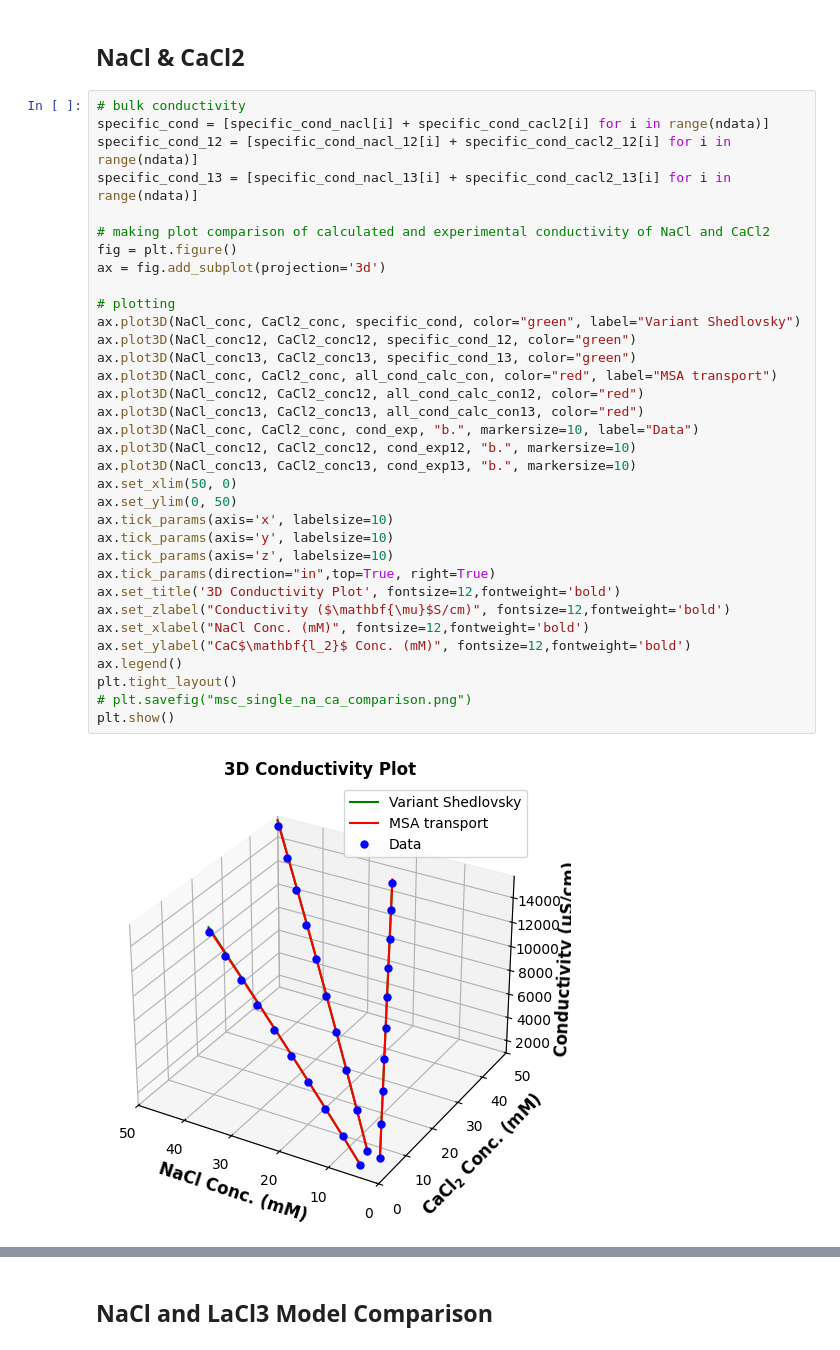
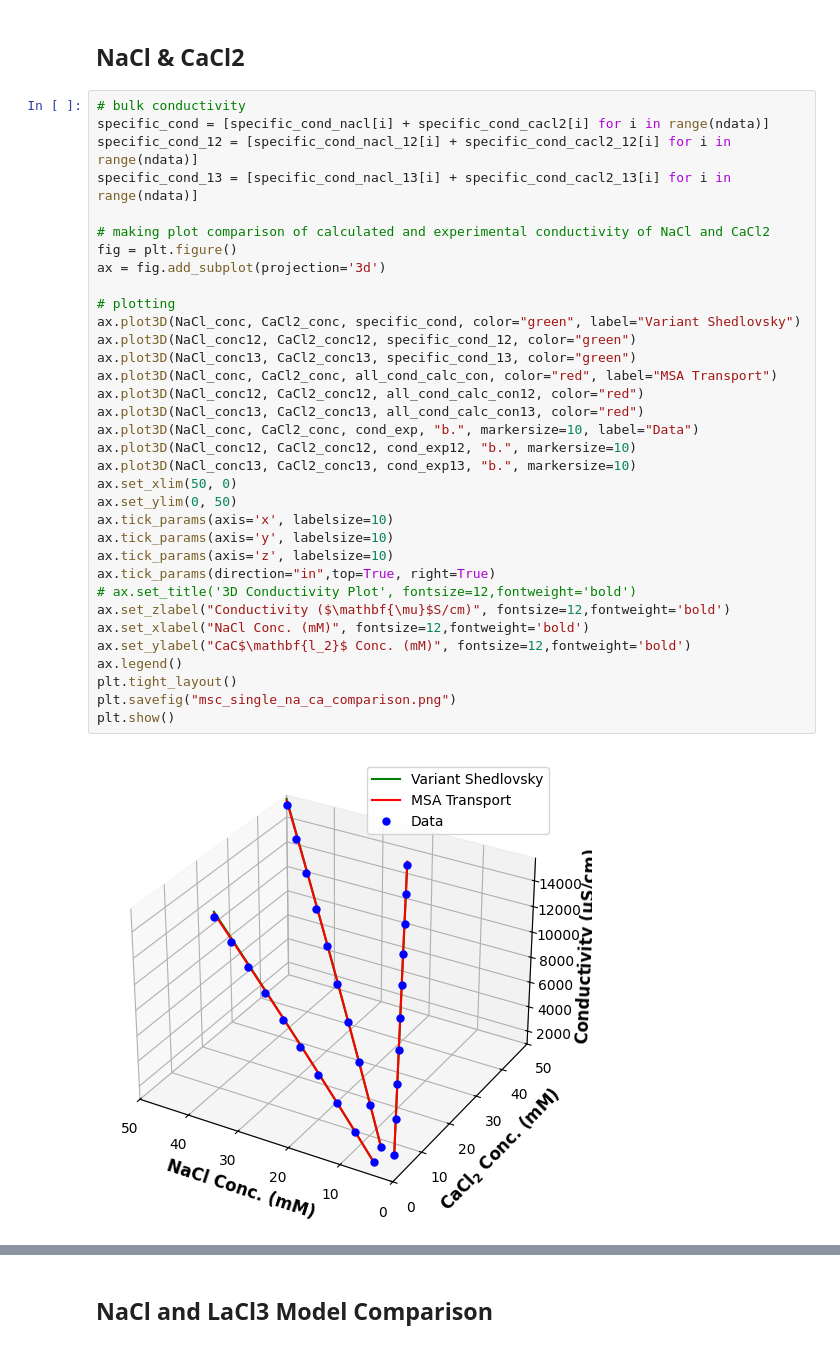
Before and after one commit to dowlinglab/salts-conductivity-modelling, a Jupyter notebook: Multicomponents-conductivity-theory-clean.ipynb, the cells around one changed output, grey strips where cells are left out. Cells and saved outputs as stored; diff of their text form.

Commit message:
Saved figures for candidacy

```diff
--- a/Multicomponents-conductivity-theory-clean.ipynb
+++ b/Multicomponents-conductivity-theory-clean.ipynb
@@ -1010,37 +1010,37 @@ specific_cond_cacl2_13 = eq.specific_cond_model(conc_cacl2_13, temp_NaCl_CaCl2,
 specific_cond = [specific_cond_nacl[i] + specific_cond_cacl2[i] for i in range(ndata)]
 specific_cond_12 = [specific_cond_nacl_12[i] + specific_cond_cacl2_12[i] for i in range(ndata)]
 specific_cond_13 = [specific_cond_nacl_13[i] + specific_cond_cacl2_13[i] for i in range(ndata)]
 
 # making plot comparison of calculated and experimental conductivity of NaCl and CaCl2
 fig = plt.figure()
 ax = fig.add_subplot(projection='3d')
 
 # plotting
 ax.plot3D(NaCl_conc, CaCl2_conc, specific_cond, color="green", label="Variant Shedlovsky")
 ax.plot3D(NaCl_conc12, CaCl2_conc12, specific_cond_12, color="green")
 ax.plot3D(NaCl_conc13, CaCl2_conc13, specific_cond_13, color="green")
-ax.plot3D(NaCl_conc, CaCl2_conc, all_cond_calc_con, color="red", label="MSA transport")
+ax.plot3D(NaCl_conc, CaCl2_conc, all_cond_calc_con, color="red", label="MSA Transport")
 ax.plot3D(NaCl_conc12, CaCl2_conc12, all_cond_calc_con12, color="red")
 ax.plot3D(NaCl_conc13, CaCl2_conc13, all_cond_calc_con13, color="red")
 ax.plot3D(NaCl_conc, CaCl2_conc, cond_exp, "b.", markersize=10, label="Data")
 ax.plot3D(NaCl_conc12, CaCl2_conc12, cond_exp12, "b.", markersize=10)
 ax.plot3D(NaCl_conc13, CaCl2_conc13, cond_exp13, "b.", markersize=10)
 ax.set_xlim(50, 0)
 ax.set_ylim(0, 50)
 ax.tick_params(axis='x', labelsize=10)
 ax.tick_params(axis='y', labelsize=10)
 ax.tick_params(axis='z', labelsize=10)
 ax.tick_params(direction="in",top=True, right=True)
-ax.set_title('3D Conductivity Plot', fontsize=12,fontweight='bold')
+# ax.set_title('3D Conductivity Plot', fontsize=12,fontweight='bold')
 ax.set_zlabel("Conductivity ($\mathbf{\mu}$S/cm)", fontsize=12,fontweight='bold')
 ax.set_xlabel("NaCl Conc. (mM)", fontsize=12,fontweight='bold')
 ax.set_ylabel("CaC$\mathbf{l_2}$ Conc. (mM)", fontsize=12,fontweight='bold')
 ax.legend()
 plt.tight_layout()
-# plt.savefig("msc_single_na_ca_comparison.png")
+plt.savefig("msc_single_na_ca_comparison.png")
 plt.show()
 # %% [output]
-[figure, old version]
+[figure, new version]
 # %%
 # residuals for NaCl and CaCl2
 e_2 = [specific_cond[i] - cond_exp[i] for i in range(ndata)]
```
Also changed, not shown: parts of 8 cells of this notebook, 18 other files.
